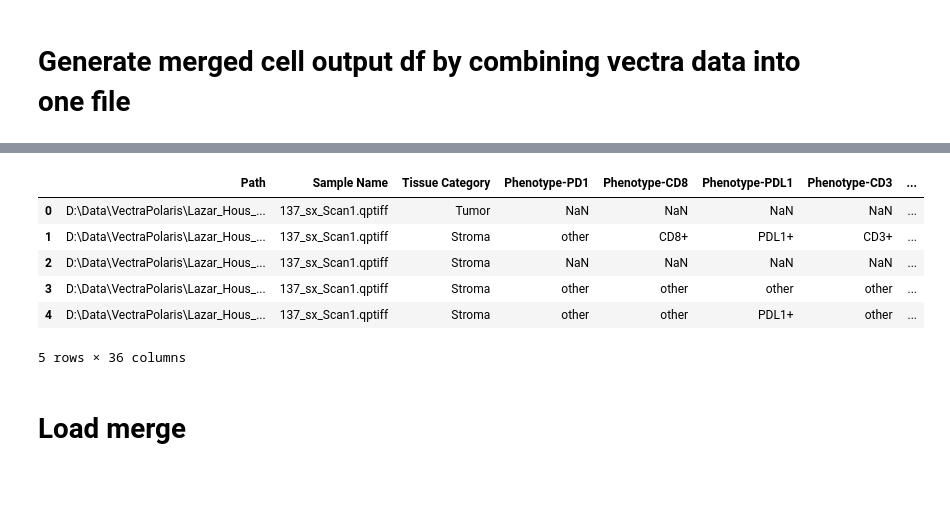
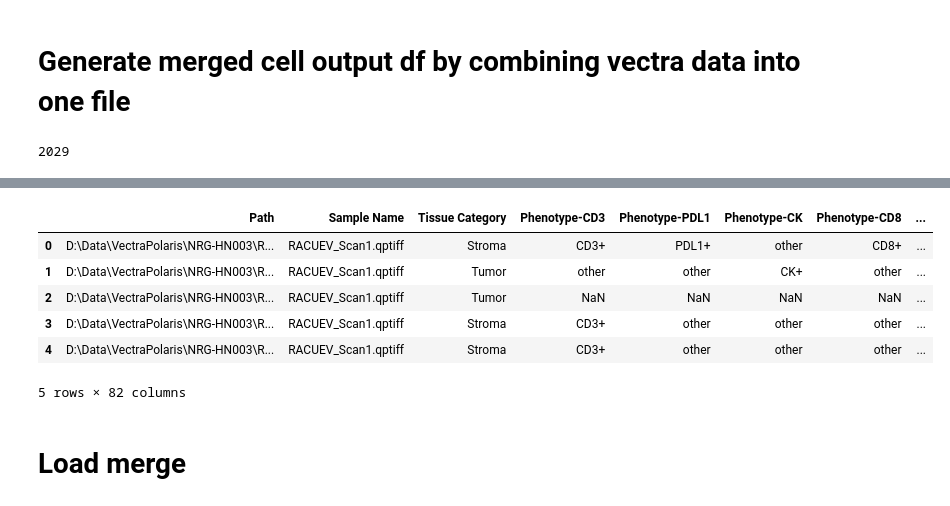
Before and after one commit to KidElectric/173-BFerris-NRG-HN003-Vectra, a Jupyter notebook: 00_combine_inform_vectra_outputs.ipynb, the cells around one changed output, grey strips where cells are left out. Saved outputs shown, nothing was run; the diff lists cells and outputs as text; code cells hidden in the pictures.

```diff
--- a/00_combine_inform_vectra_outputs.ipynb
+++ b/00_combine_inform_vectra_outputs.ipynb
@@ -97,34 +87,0 @@ clean_clin = clean_clin.loc[~clean_clin.arm.isna(),:]
-# %%
-clin = info.copy()
-print(clin.shape)
-prg = clin.Study_ID.isin([110,132])
-clin.loc[prg,'Path_response'] = 0
-clin.loc[:,'pt_id'] = clin.Study_ID.astype(str)
-clin.loc[:,'arm'] = clin.loc[:,'Regimen assigned']
-missing = clin.Path_response.isna() | clin.arm.isna()
-print('Missing:')
-print(clin.loc[missing,'Study_ID'])
-clin = clin.loc[~clin.Path_response.isna(),:]
-print(clin.shape)
-int_path = clin.Path_response.astype(int) * -1
-clin.loc[prg,'Path_response'] = np.nan
-pNR = int_path == 0
-pmR = (int_path >= 10) & (int_path <50)
-pMR = (int_path >= 50)
-
-clin.loc[:,'resp_cat'] = np.nan
-clin.loc[pNR,'resp_cat'] = 'pNR'
-clin.loc[pmR,'resp_cat'] = 'pmR'
-clin.loc[pMR,'resp_cat'] = 'pMR'
-clin
-clin.loc[prg,'resp_cat'] = 'Prg'
-clin.loc[:,'any_resp'] = np.nan
-clin.loc[prg,'any_resp'] = 'Prg'
-clin.loc[pNR,'any_resp'] = 'NR'
-clin.loc[clin.resp_cat.isin(['pmR','pMR']),'any_resp'] = 'R'
-
-fn = sampleinfo.joinpath('updated_cleaned_clinical_info_bi_%d_%d.tsv' % tuple(clin.shape))
-print(fn)
-clin.to_csv(fn,sep='\t',index=False)
-print(clin.resp_cat.unique())
-clin.head()
@@ -157,12 +88,17 @@ Name: Study_ID, dtype: object
 # %% [markdown]
 # Generate merged cell output df by combining vectra data into one file
+# %%
+len([x for x in data.rglob('*cell_seg_data.txt')])
+# %% [output]
+2029
 # %%
 start = time.time()
 merge = pd.DataFrame([])
 n_tma = 0
-for fn in tqdm(data.rglob('*cell_seg_data.txt')):
+fns = [x for x in data.rglob('*cell_seg_data.txt')]
+for fn in tqdm(fns):
     core = vecutils.seg_fn_to_unique_tma_code([fn.parts[-1]],
-                                            method = 2)
+                                            method = 0)
     df = pd.read_csv(fn,sep='\t')
     keep_cols = vecutils.get_min_columns(df)
 
@@ -197,9 +133,9 @@ Time elapsed 146.5 minutes
-|  | Path | Sample Name | Tissue Category | Phenotype-PD1 | Phenotype-CD8 | Phenotype-PDL1 | Phenotype-CD3 | ... |
-| 0 | D:\Data\VectraPolaris\Lazar_Hous_... | 137_sx_Scan1.qptiff | Tumor | NaN | NaN | NaN | NaN | ... |
-| 1 | D:\Data\VectraPolaris\Lazar_Hous_... | 137_sx_Scan1.qptiff | Stroma | other | CD8+ | PDL1+ | CD3+ | ... |
-| 2 | D:\Data\VectraPolaris\Lazar_Hous_... | 137_sx_Scan1.qptiff | Stroma | NaN | NaN | NaN | NaN | ... |
-| 3 | D:\Data\VectraPolaris\Lazar_Hous_... | 137_sx_Scan1.qptiff | Stroma | other | other | other | other | ... |
-| 4 | D:\Data\VectraPolaris\Lazar_Hous_... | 137_sx_Scan1.qptiff | Stroma | other | other | PDL1+ | other | ... |
+|  | Path | Sample Name | Tissue Category | Phenotype-CD3 | Phenotype-PDL1 | Phenotype-CK | Phenotype-CD8 | ... |
+| 0 | D:\Data\VectraPolaris\NRG-HN003\R... | RACUEV_Scan1.qptiff | Stroma | CD3+ | PDL1+ | other | CD8+ | ... |
+| 1 | D:\Data\VectraPolaris\NRG-HN003\R... | RACUEV_Scan1.qptiff | Tumor | other | other | CK+ | other | ... |
+| 2 | D:\Data\VectraPolaris\NRG-HN003\R... | RACUEV_Scan1.qptiff | Tumor | NaN | NaN | NaN | NaN | ... |
+| 3 | D:\Data\VectraPolaris\NRG-HN003\R... | RACUEV_Scan1.qptiff | Stroma | CD3+ | other | other | other | ... |
+| 4 | D:\Data\VectraPolaris\NRG-HN003\R... | RACUEV_Scan1.qptiff | Stroma | CD3+ | other | other | other | ... |
-5 rows × 36 columns
+5 rows × 82 columns
 # %% [markdown]
 # Load merge
```
Also changed, not shown: parts of 76 cells of this notebook, 2 other files.
